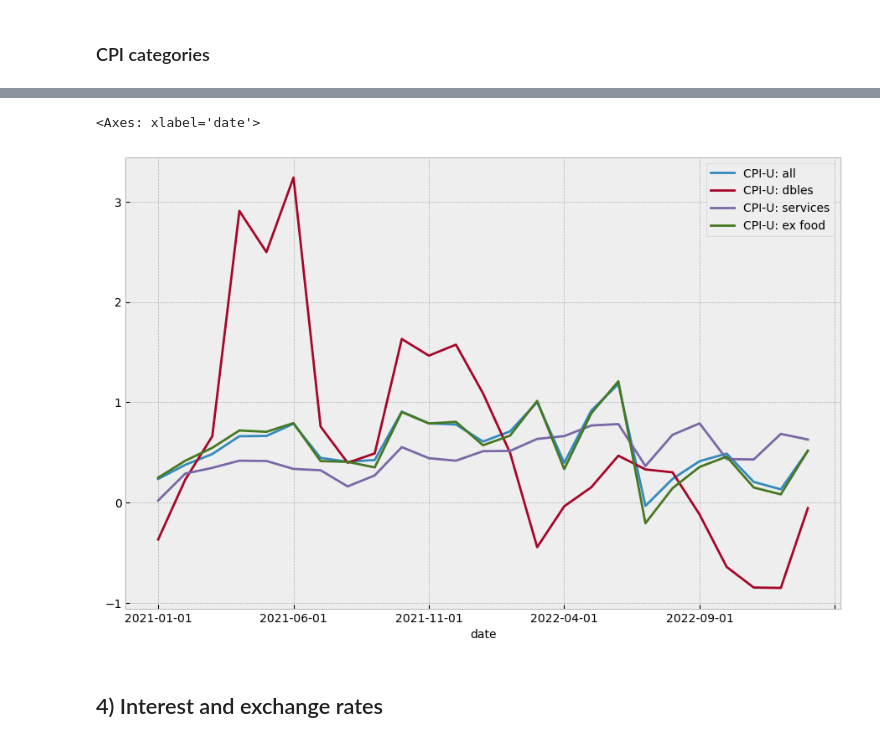
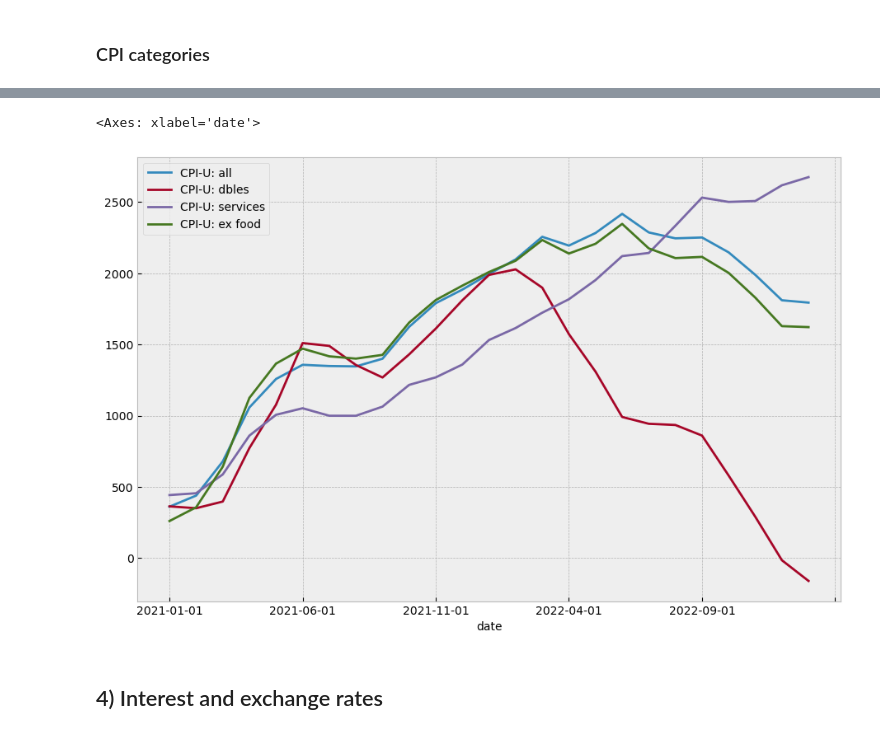
Before and after one commit to dcuoliveira/vae-ssm, a Jupyter notebook: src/check_time_series_inputs.ipynb, the cells around one changed output, grey strips where cells are left out. Saved outputs shown, nothing was run; the diff lists cells and outputs as text; code cells hidden in the pictures.

```diff
--- a/src/check_time_series_inputs.ipynb
+++ b/src/check_time_series_inputs.ipynb
@@ -109,8 +98,8 @@ selected_df.columns = [des.loc[des["fred"] == var]["gsi:description"].iloc[0] fo
 # %%
-(selected_df * 100).loc["2021-01-01":].plot(figsize=(11, 7))
+(selected_df.diff(12) * 100).loc["2021-01-01":].plot(figsize=(11, 7))
 # %% [output]
 <Axes: xlabel='date'>
-[figure, old version]
+[figure, new version]
 # %% [markdown]
 ## 4) Interest and exchange rates
 # %%
```
Also changed, not shown: parts of 10 cells of this notebook.
